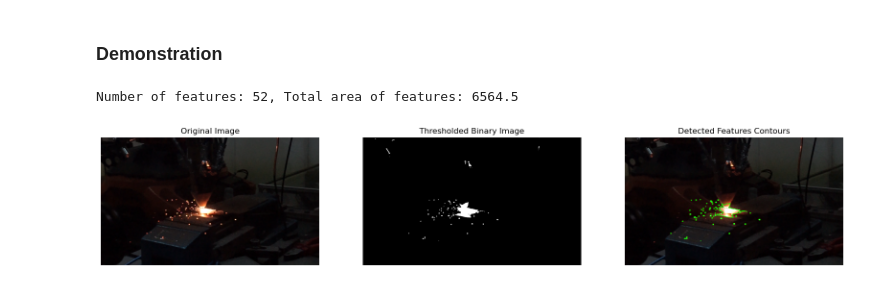
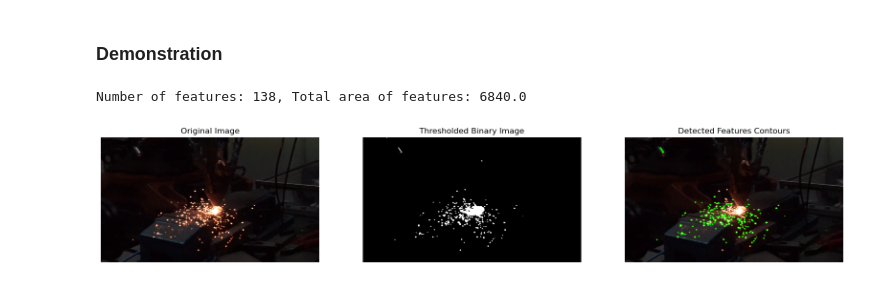
Before and after one commit to Davidlequnchen/LDED-FusionNet, a Jupyter notebook: code/video_camera_image_processing/algorithm_development.ipynb, the cells around one changed output. Cells and saved outputs as stored; diff of their text form; code cells hidden in the pictures.

Commit message:
Update image processing algorithms for spatter and plume feature detection

```diff
--- a/code/video_camera_image_processing/algorithm_development.ipynb
+++ b/code/video_camera_image_processing/algorithm_development.ipynb
@@ -94,14 +82,14 @@ def crop_image(image, left=0, top=0, right=0, bottom=0):
 
 
 # Function to filter contours based on minimum area
-def filter_contours_by_area(contours, min_area=10):
-    filtered_contours = [cnt for cnt in contours if cv2.contourArea(cnt) >= min_area]
+def filter_contours_by_area(contours, min_area=10, max_area = 50):
+    filtered_contours = [cnt for cnt in contours if (cv2.contourArea(cnt) >= min_area and cv2.contourArea(cnt) < max_area)]
     return filtered_contours
 
 # Function to find contours and quantify the features
-def quantify_features(thresholded, min_area=1):
+def quantify_features(thresholded, min_area=1, max_area=50):
     contours, _ = cv2.findContours(thresholded, cv2.RETR_EXTERNAL, cv2.CHAIN_APPROX_SIMPLE)
-    filtered_contours = filter_contours_by_area(contours, min_area)
+    filtered_contours = filter_contours_by_area(contours, min_area, max_area)
     num_features = len(filtered_contours)
     total_feature_area = sum(cv2.contourArea(cnt) for cnt in filtered_contours)
     return filtered_contours, num_features, total_feature_area
@@ -155,21 +143,21 @@ def visualize_results(original_image, thresholded, filtered_contours, crop_param
 ### Demonstration
 # %%
 # Main code
-image_path = 'test.png'  # Replace with your image path
+image_path = 'test2.png'  # Replace with your image path
 crop_params = (100, 50, 200, 100)  # Example crop parameters (left, top, right, bottom)
 
 mask_vertices = [(12, 92), (66, 80), (99, 90), (116, 98), (146, 108), (163, 117), (192, 104), (200, 82), (204, 64), (219, 37), (322, 35), (392, 29), (419, 48), (430, 79), (445, 117), (478, 132), (497, 138), (503, 148), (510, 182), (517, 217), (518, 250), (518, 274), (520, 286), (572, 373), (580, 379), (594, 382), (611, 377), (621, 370), (662, 282), (672, 258), (678, 223), (687, 211), (705, 190), (752, 182), (821, 184), (886, 258), (946, 326), (1011, 363), (1067, 344), (1093, 274), (1101, 32), (1095, 4), (1096, 1), (1096, 3), (1027, 8), (958, 8), (836, 12), (734, 8), (415, 4), (206, 4), (103, 4), (25, 3), (7, 9), (2, 35), (5, 61)]
 
 # image_original, image_cropped, gray, thresholded = preprocess_image(image_path, threshold_value=90,
 #                                                                     crop_params=crop_params,
 #                                                                     mask_vertices=mask_vertices)
 image_original, gray, thresholded, masked, cropped = preprocess_image(image_path, threshold_value=100,
                                                                       crop_params=crop_params,
                                                                       mask_vertices=mask_vertices)
 
-filtered_contours, num_features, total_feature_area = quantify_features(cropped, min_area=1)
+filtered_contours, num_features, total_feature_area = quantify_features(cropped, min_area=1, max_area=800)
 print(f"Number of features: {num_features}, Total area of features: {total_feature_area}")
 visualize_results(image_original, thresholded, filtered_contours, crop_params)
 # %% [output]
-Number of features: 52, Total area of features: 6564.5
+Number of features: 138, Total area of features: 6840.0
-[figure, old version]
+[figure, new version]
```
Also changed, not shown: parts of 1 cell of this notebook, 43 other files.
